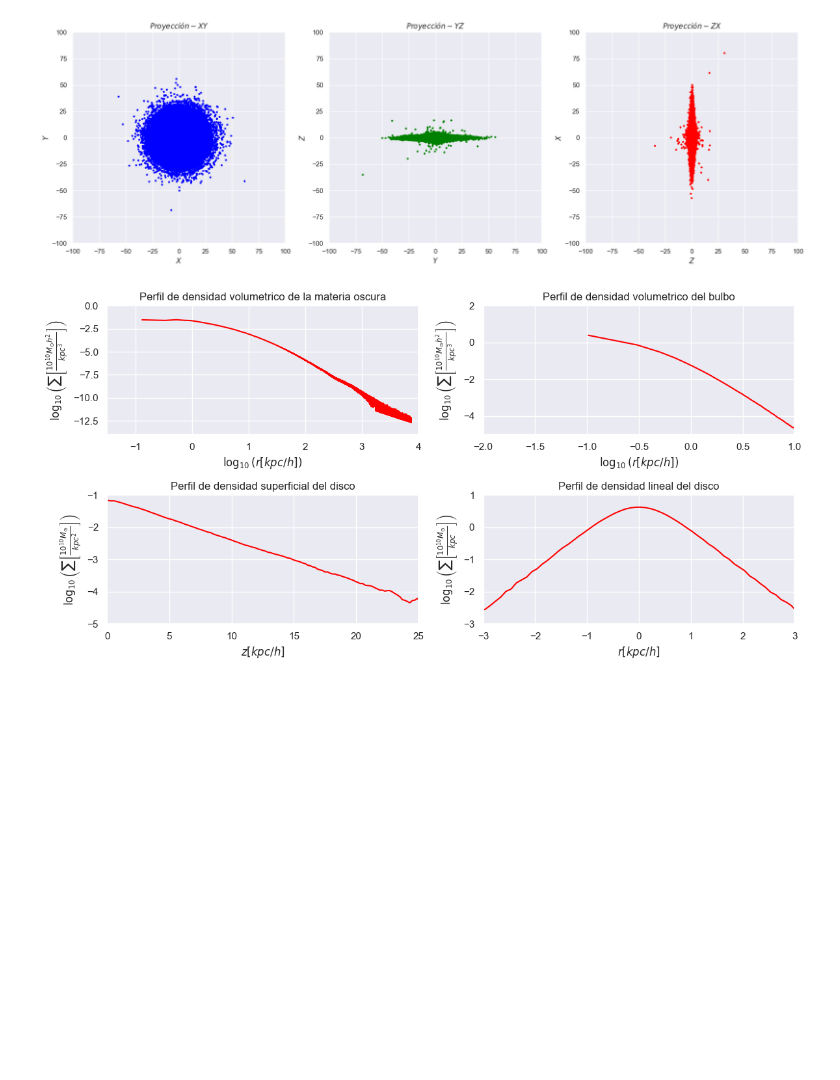
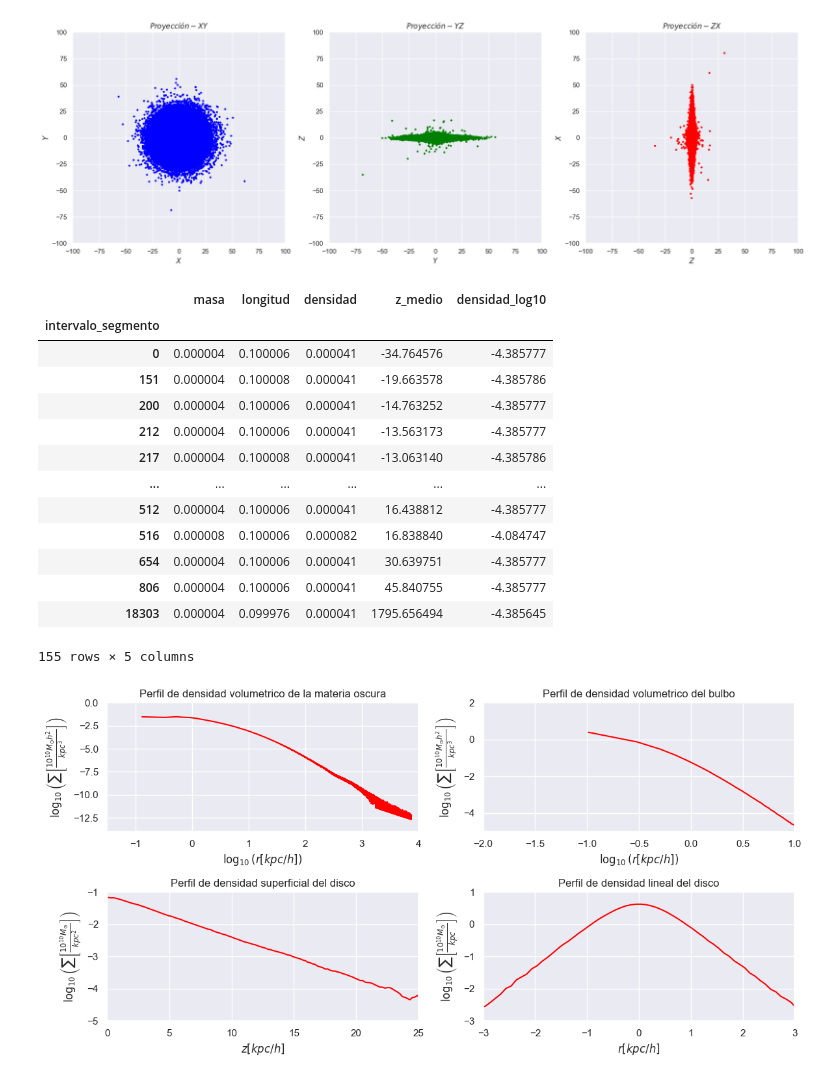
Before and after one commit to sperezp23/Analizador_de_Galaxias, a Jupyter notebook: Ensayos.ipynb, the cells around one changed output. Saved outputs shown, nothing was run; the diff lists cells and outputs as text; code cells hidden in the pictures; blank space fills up the shorter version.

```diff
--- a/Ensayos.ipynb
+++ b/Ensayos.ipynb
@@ -283,27 +283,43 @@ perfil_de_densidad_volumetrico_bulbo_df = calcular_perfil_de_densidad_volumetric
 # %%
 def calcular_perfil_de_densidad_lineal(base_de_datos, delta_z = 0.1):
     z_min = base_de_datos.z_f.min()
     z_max = base_de_datos.z_f.max()
     total_limites_intervalos = np.int32((z_max - z_min) / delta_z)
 
     limites_intervalos = np.linspace(z_min, z_max, total_limites_intervalos)
     z1 = limites_intervalos[1:]
     z2 = limites_intervalos[:-1]
     longitud_segmentos = abs(z2 - z1)
 
     base_de_datos['intervalo_segmento'] = pd.cut(base_de_datos.z_f, bins = limites_intervalos, right=False, labels=np.arange(limites_intervalos.__len__()-1))
 
     perfil_de_densidad_lineal_df = base_de_datos[['masa','intervalo_segmento']].groupby('intervalo_segmento', observed = False).sum()
     perfil_de_densidad_lineal_df['longitud'] = longitud_segmentos
     perfil_de_densidad_lineal_df['densidad'] = perfil_de_densidad_lineal_df.masa / perfil_de_densidad_lineal_df.longitud
     perfil_de_densidad_lineal_df['z_medio'] = (z1 + z2)/2
 
     perfil_de_densidad_lineal_df = perfil_de_densidad_lineal_df[perfil_de_densidad_lineal_df.densidad != 0]
     perfil_de_densidad_lineal_df['densidad_log10'] = np.log10(perfil_de_densidad_lineal_df.densidad)
 
     return perfil_de_densidad_lineal_df
 
 perfil_de_densidad_lineal_disco_df = calcular_perfil_de_densidad_lineal(disco_df)
+perfil_de_densidad_lineal_disco_df
+# %% [output]
+|  | masa | longitud | densidad | z_medio | densidad_log10 |
+| intervalo_segmento |  |  |  |  |  |
+| 0 | 0.000004 | 0.100006 | 0.000041 | -34.764576 | -4.385777 |
+| 151 | 0.000004 | 0.100008 | 0.000041 | -19.663578 | -4.385786 |
+| 200 | 0.000004 | 0.100006 | 0.000041 | -14.763252 | -4.385777 |
+| 212 | 0.000004 | 0.100006 | 0.000041 | -13.563173 | -4.385777 |
+| 217 | 0.000004 | 0.100008 | 0.000041 | -13.063140 | -4.385786 |
+| ... | ... | ... | ... | ... | ... |
+| 512 | 0.000004 | 0.100006 | 0.000041 | 16.438812 | -4.385777 |
+| 516 | 0.000008 | 0.100006 | 0.000082 | 16.838840 | -4.084747 |
+| 654 | 0.000004 | 0.100006 | 0.000041 | 30.639751 | -4.385777 |
+| 806 | 0.000004 | 0.100006 | 0.000041 | 45.840755 | -4.385777 |
+| 18303 | 0.000004 | 0.099976 | 0.000041 | 1795.656494 | -4.385645 |
+155 rows × 5 columns
 # %%
 _, ax = plt.subplots(2, 2, figsize=(12,6))
 
```
Also changed, not shown: parts of 3 cells of this notebook, 1 other file.
